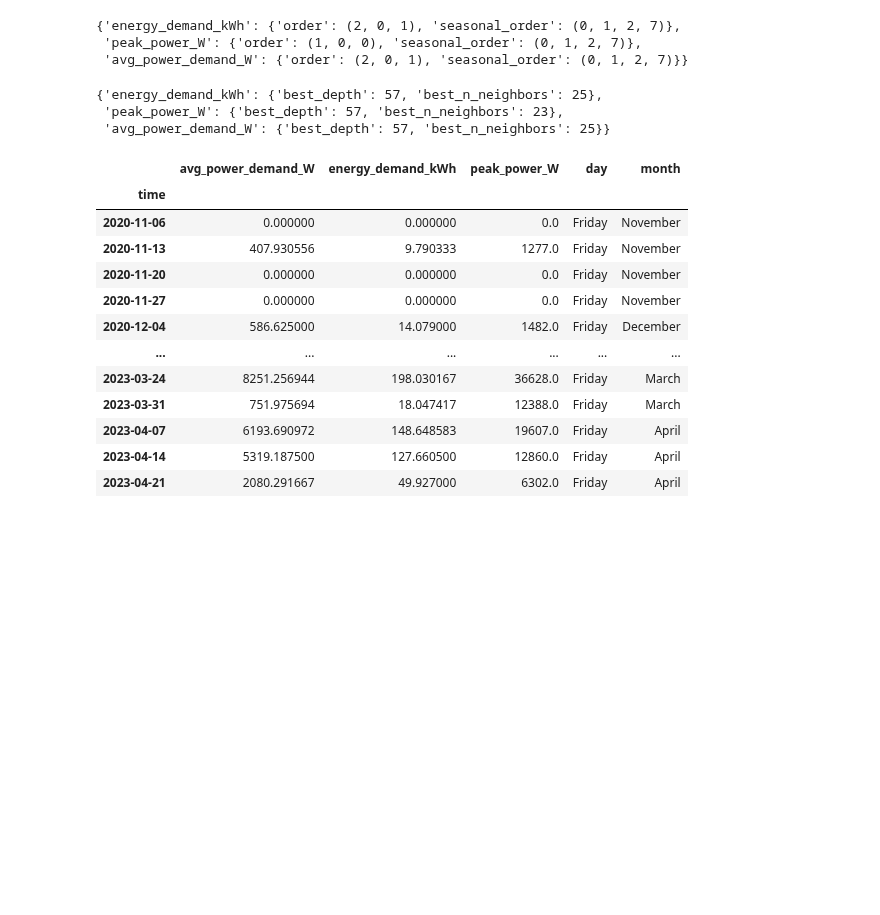
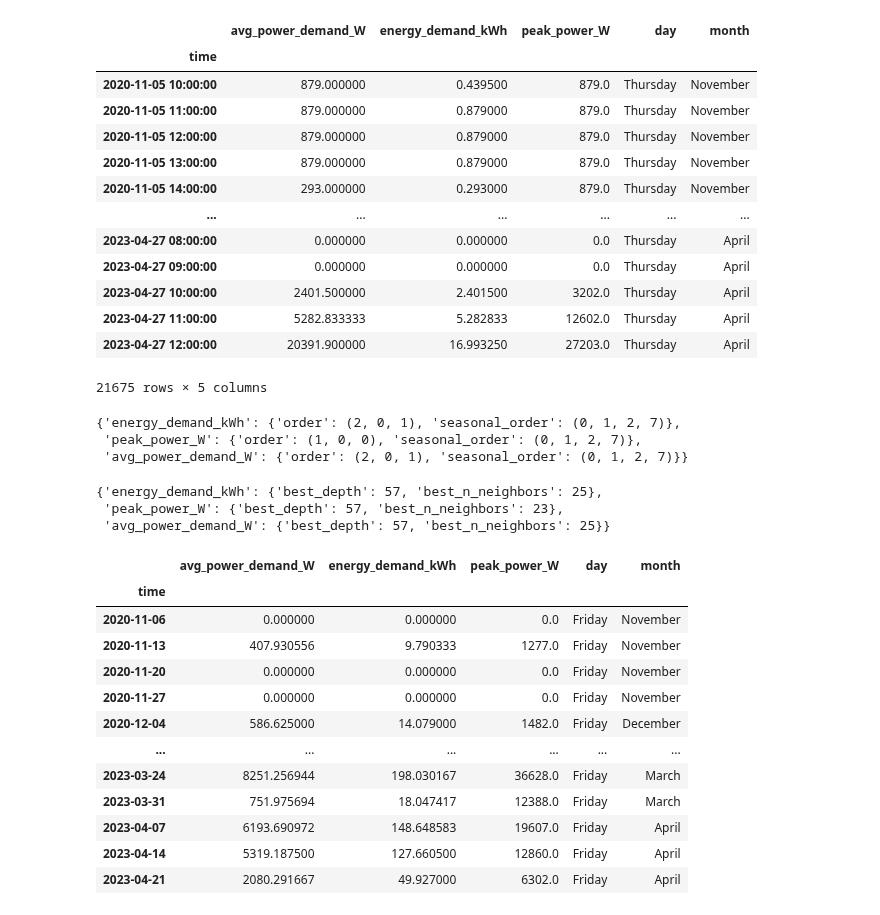
Before and after one commit to winston-edwin-chiong/slrpEV-data-dashboard, a Jupyter notebook: SessionLvlVIz.ipynb, the cells around one changed output. Drawn from its saved outputs; the diff is of its cells as text; code cells hidden in the pictures; blank space fills up the shorter version.

```diff
--- a/SessionLvlVIz.ipynb
+++ b/SessionLvlVIz.ipynb
@@ -265,6 +265,25 @@ class CreateDailyForecasts:
 # %%
 hourlydemand = pd.read_csv("data/hourlydemand.csv", index_col="time", parse_dates=True)
 dailydemand = pd.read_csv("data/dailydemand.csv", index_col="time", parse_dates=True)
+# %%
+j = hourlydemand.to_json(date_format="iso", orient="table")
+j = pd.read_json(j, orient="table")
+j
+# %% [output]
+|  | avg_power_demand_W | energy_demand_kWh | peak_power_W | day | month |
+| time |  |  |  |  |  |
+| 2020-11-05 10:00:00 | 879.000000 | 0.439500 | 879.0 | Thursday | November |
+| 2020-11-05 11:00:00 | 879.000000 | 0.879000 | 879.0 | Thursday | November |
+| 2020-11-05 12:00:00 | 879.000000 | 0.879000 | 879.0 | Thursday | November |
+| 2020-11-05 13:00:00 | 879.000000 | 0.879000 | 879.0 | Thursday | November |
+| 2020-11-05 14:00:00 | 293.000000 | 0.293000 | 879.0 | Thursday | November |
+| ... | ... | ... | ... | ... | ... |
+| 2023-04-27 08:00:00 | 0.000000 | 0.000000 | 0.0 | Thursday | April |
+| 2023-04-27 09:00:00 | 0.000000 | 0.000000 | 0.0 | Thursday | April |
+| 2023-04-27 10:00:00 | 2401.500000 | 2.401500 | 3202.0 | Thursday | April |
+| 2023-04-27 11:00:00 | 5282.833333 | 5.282833 | 12602.0 | Thursday | April |
+| 2023-04-27 12:00:00 | 20391.900000 | 16.993250 | 27203.0 | Thursday | April |
+21675 rows × 5 columns
 # %%
 {'energy_demand_kWh': {"order":(2, 0, 1), "seasonal_order":(0, 1, 2, 7)},
  'peak_power_W': {"order":(1, 0, 0), "seasonal_order":(0, 1, 2, 7)},
```
Also changed, not shown: 3 other files.
